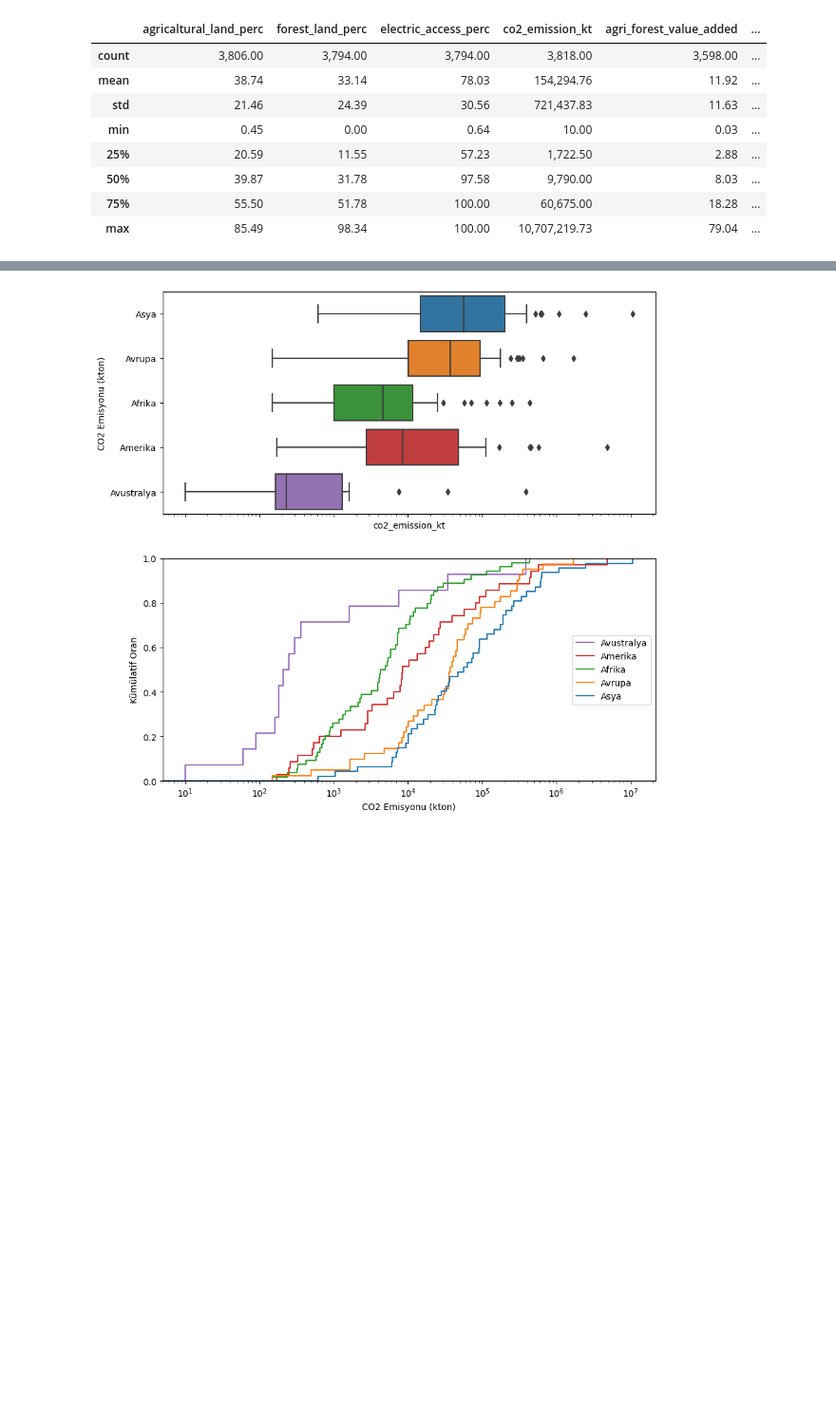
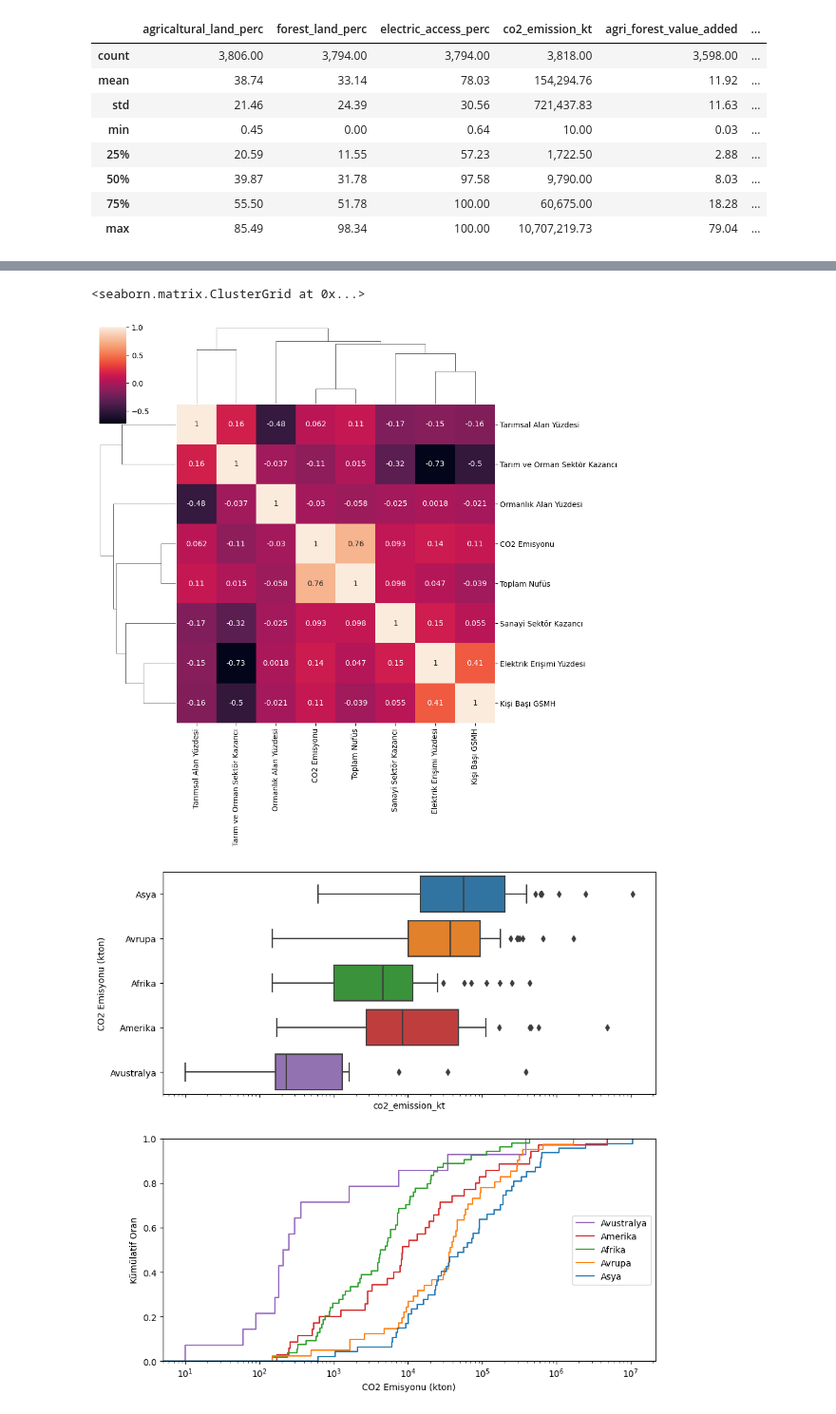
Before and after one commit to TunahanKanbak/VBM655, a Jupyter notebook: main.ipynb, the cells around one changed output, grey strips where cells are left out. Shown at 95% size. Drawn from its saved outputs; the diff is of its cells as text; code cells hidden in the pictures; blank space fills up the shorter version.

```diff
--- a/main.ipynb
+++ b/main.ipynb
@@ -265,3 +275,14 @@ display(all_data_df.describe())
+# %%
+new_df = all_data_df.copy()
+new_df = new_df.drop(columns=["alpha-3", "region", "data_year"]).dropna()
+new_df.columns = ["Tarımsal Alan Yüzdesi", "Ormanlık Alan Yüzdesi", "Elektrik Erişimi Yüzdesi", "CO2 Emisyonu",
+                "Tarım ve Orman Sektör Kazancı", "Sanayi Sektör Kazancı", "Kişi Başı GSMH",
+                "Toplam Nufüs"
+                ]
+sns.clustermap(new_df.corr(), annot=True)
+# %% [output]
+<seaborn.matrix.ClusterGrid at 0x...>
+[figure, added]
 # %%
 fig, ax = plt.subplots(nrows=2, ncols=1, sharex=True)
 
```
Also changed, not shown: parts of 6 cells of this notebook.
